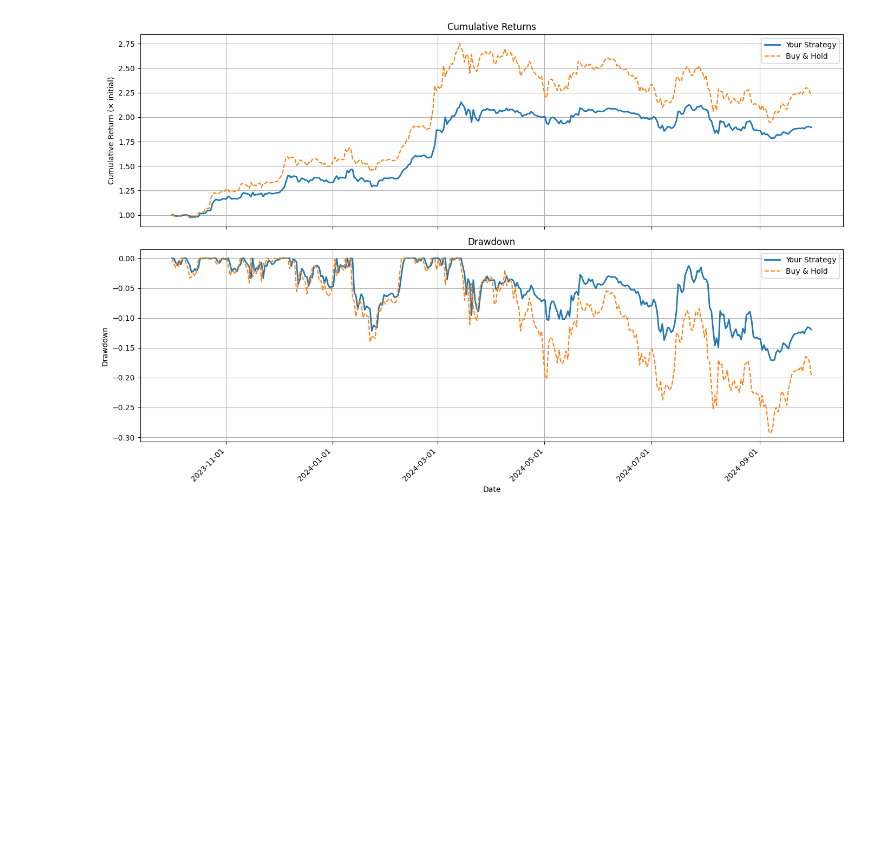
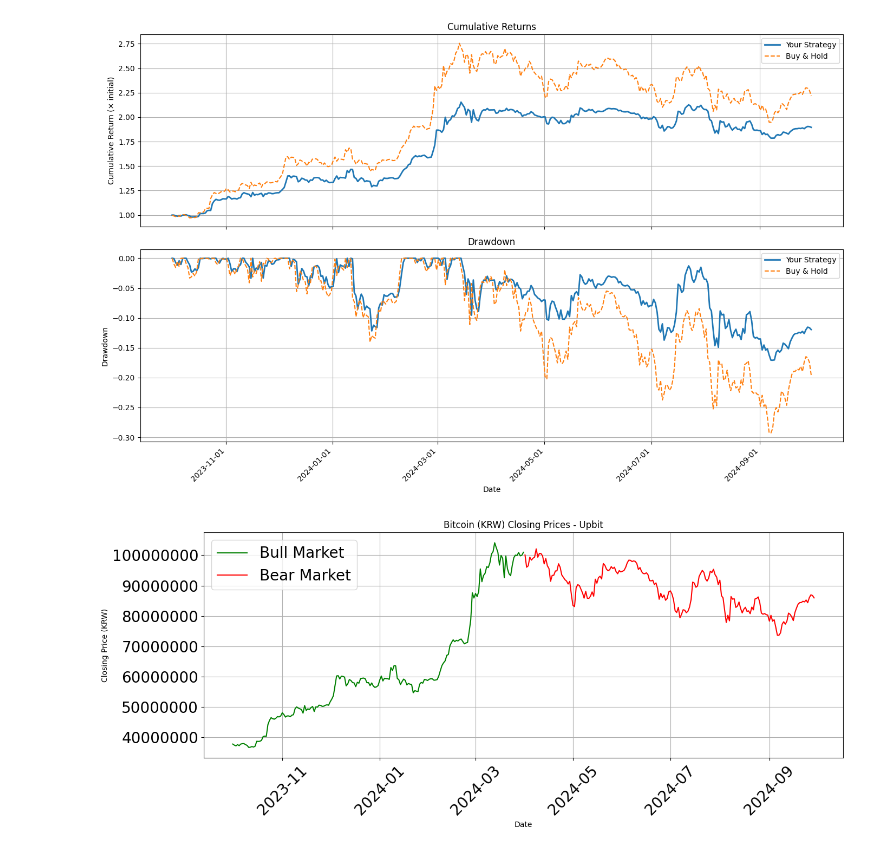
Before and after one commit to Jung-YongHan/MTF-CrypTrader, a Jupyter notebook: data/analyze_data.ipynb, the cells around one changed output. Drawn from its saved outputs; the diff is of its cells as text; code cells hidden in the pictures; blank space fills up the shorter version.

```diff
--- a/data/analyze_data.ipynb
+++ b/data/analyze_data.ipynb
@@ -64,3 +64,81 @@ plt.tight_layout()
 plt.show()
 # %% [output]
 [figure]
+# %%
+import requests
+import pandas as pd
+import matplotlib.pyplot as plt
+from datetime import datetime
+from matplotlib.ticker import ScalarFormatter
+
+# 업비트 비트코인 일별 종가 데이터 가져오기 함수
+def get_upbit_btc_daily(from_date, to_date):
+    url = "https://api.upbit.com/v1/candles/days"
+    market = "KRW-BTC"
+    count = 200  # 최대 200개까지만 불러올 수 있음
+
+    all_data = []
+    to_dt = datetime.strptime(to_date, "%Y-%m-%d")
+
+    while True:
+        params = {
+            "market": market,
+            "count": count,
+            "to": to_dt.strftime("%Y-%m-%dT%H:%M:%S") + "Z"
+        }
+        response = requests.get(url, params=params)
+        data = response.json()
+        if not data:
+            break
+        all_data.extend(data)
+
+        last_dt = datetime.strptime(data[-1]["candle_date_time_utc"], "%Y-%m-%dT%H:%M:%S")
+        if last_dt <= datetime.strptime(from_date, "%Y-%m-%d"):
+            break
+        to_dt = last_dt
+
+    df = pd.DataFrame(all_data)
+    df["date"] = pd.to_datetime(df["candle_date_time_kst"]).dt.date
+    df = df[["date", "trade_price"]].sort_values("date").reset_index(drop=True)
+    df = df[df["date"] >= datetime.strptime(from_date, "%Y-%m-%d").date()]
+    return df
+
+# bull & bear 기간 정의
+bull_start, bull_end = "2023-10-01", "2024-03-31"
+bear_start, bear_end = "2024-04-01", "2024-09-30"
+
+# 전체 필요한 기간 데이터 가져오기
+df = get_upbit_btc_daily(bull_start, bear_end)
+
+# 기간별 마스크
+df["market_type"] = "neutral"
+df.loc[(df["date"] >= datetime.strptime(bull_start, "%Y-%m-%d").date()) &
+       (df["date"] <= datetime.strptime(bull_end, "%Y-%m-%d").date()), "market_type"] = "bull"
+df.loc[(df["date"] >= datetime.strptime(bear_start, "%Y-%m-%d").date()) &
+       (df["date"] <= datetime.strptime(bear_end, "%Y-%m-%d").date()), "market_type"] = "bear"
+
+# 시각화
+plt.figure(figsize=(14, 6))
+for market in ["bull", "bear", "neutral"]:
+    temp_df = df[df["market_type"] == market]
+    if market == "bull":
+        plt.plot(temp_df["date"], temp_df["trade_price"], label="Bull Market", color="green")
+    elif market == "bear":
+        plt.plot(temp_df["date"], temp_df["trade_price"], label="Bear Market", color="red")
+    else:
+        plt.plot(temp_df["date"], temp_df["trade_price"], color="gray", alpha=0.5)
+
+plt.gca().yaxis.set_major_formatter(ScalarFormatter(useOffset=False))
+plt.ticklabel_format(style='plain', axis='y')  # 지수표기 방지
+
+plt.title("Bitcoin (KRW) Closing Prices - Upbit")
+plt.xlabel("Date")
+plt.xticks(rotation=45, fontsize=20)
+plt.ylabel("Closing Price (KRW)")
+plt.yticks(fontsize=20)
+plt.legend(fontsize=20)
+plt.grid(True)
+plt.tight_layout()
+plt.show()
+# %% [output]
+[figure, added]
```
Also changed, not shown: 36 other files.
